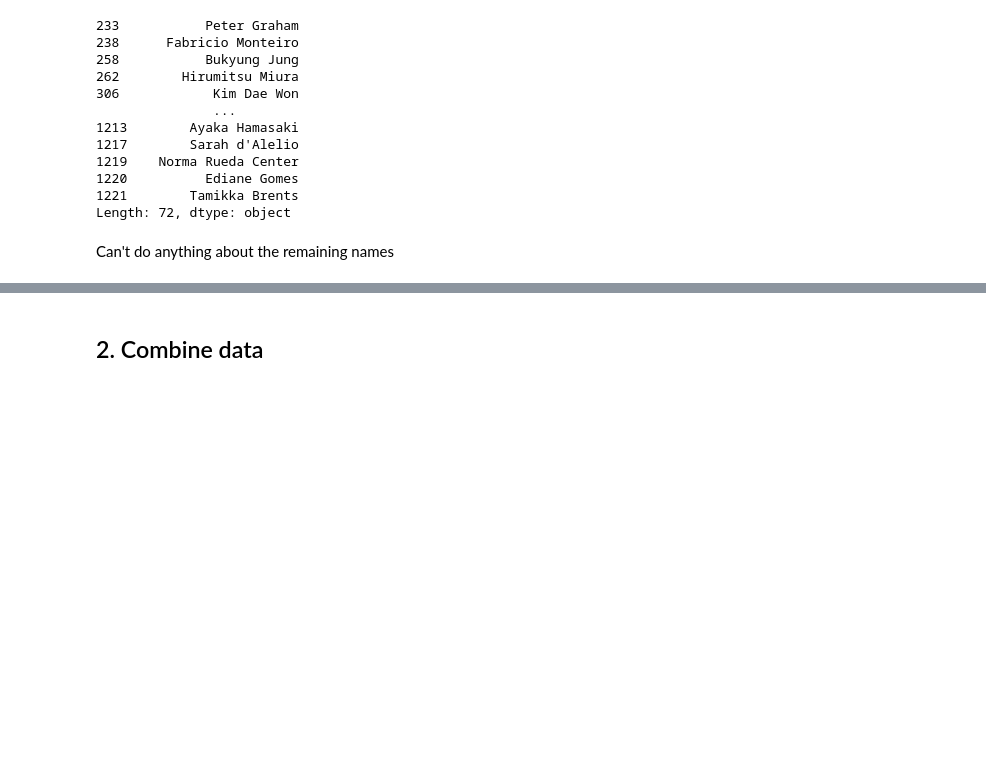
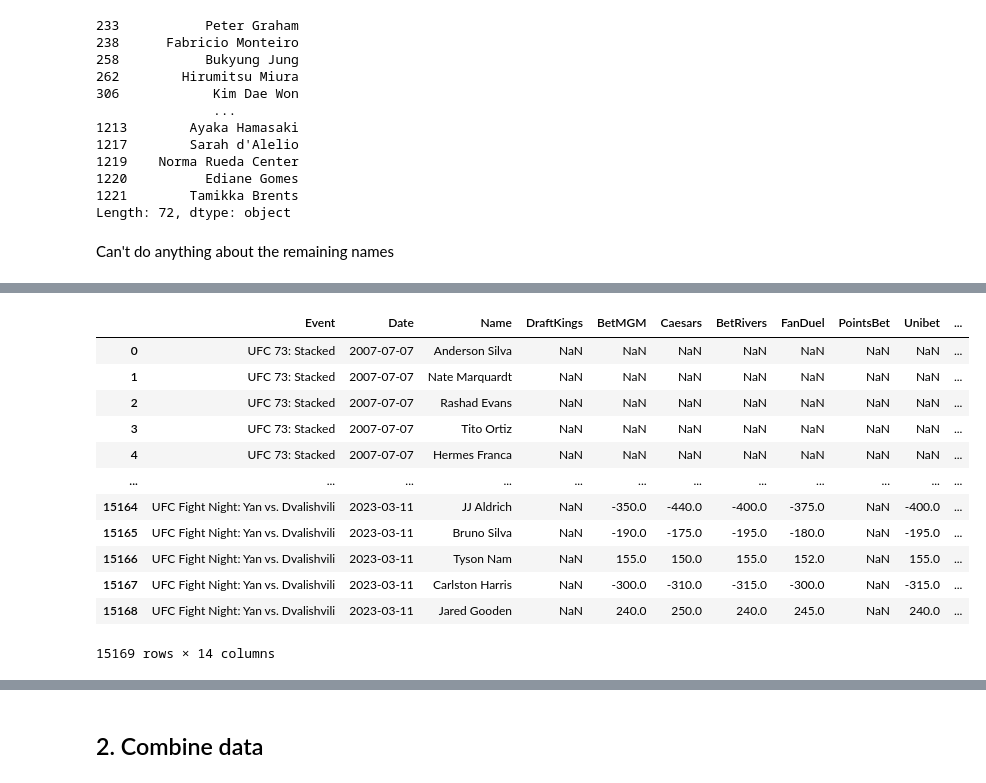
Before and after one commit to ehan03/UFC-Predict, a Jupyter notebook: preprocessing.ipynb, the cells around one changed output, grey strips where cells are left out. Cells and saved outputs as stored; diff of their text form; code cells hidden in the pictures; blank space fills up the shorter version.

```diff
--- a/preprocessing.ipynb
+++ b/preprocessing.ipynb
@@ -748,0 +845,17 @@ odds_clean2.loc[[15077]]
+# %%
+odds_clean3 = odds_clean3.rename(columns={"event": "Event", "date": "Date", "name": "Name"})
+odds_clean3
+# %% [output]
+|  | Event | Date | Name | DraftKings | BetMGM | Caesars | BetRivers | FanDuel | PointsBet | Unibet | ... |
+| 0 | UFC 73: Stacked | 2007-07-07 | Anderson Silva | NaN | NaN | NaN | NaN | NaN | NaN | NaN | ... |
+| 1 | UFC 73: Stacked | 2007-07-07 | Nate Marquardt | NaN | NaN | NaN | NaN | NaN | NaN | NaN | ... |
+| 2 | UFC 73: Stacked | 2007-07-07 | Rashad Evans | NaN | NaN | NaN | NaN | NaN | NaN | NaN | ... |
+| 3 | UFC 73: Stacked | 2007-07-07 | Tito Ortiz | NaN | NaN | NaN | NaN | NaN | NaN | NaN | ... |
+| 4 | UFC 73: Stacked | 2007-07-07 | Hermes Franca | NaN | NaN | NaN | NaN | NaN | NaN | NaN | ... |
+| ... | ... | ... | ... | ... | ... | ... | ... | ... | ... | ... | ... |
+| 15164 | UFC Fight Night: Yan vs. Dvalishvili | 2023-03-11 | JJ Aldrich | NaN | -350.0 | -440.0 | -400.0 | -375.0 | NaN | -400.0 | ... |
+| 15165 | UFC Fight Night: Yan vs. Dvalishvili | 2023-03-11 | Bruno Silva | NaN | -190.0 | -175.0 | -195.0 | -180.0 | NaN | -195.0 | ... |
+| 15166 | UFC Fight Night: Yan vs. Dvalishvili | 2023-03-11 | Tyson Nam | NaN | 155.0 | 150.0 | 155.0 | 152.0 | NaN | 155.0 | ... |
+| 15167 | UFC Fight Night: Yan vs. Dvalishvili | 2023-03-11 | Carlston Harris | NaN | -300.0 | -310.0 | -315.0 | -300.0 | NaN | -315.0 | ... |
+| 15168 | UFC Fight Night: Yan vs. Dvalishvili | 2023-03-11 | Jared Gooden | NaN | 240.0 | 250.0 | 240.0 | 245.0 | NaN | 240.0 | ... |
+15169 rows × 14 columns
```
Also changed, not shown: parts of 9 cells of this notebook, 1 other file.
